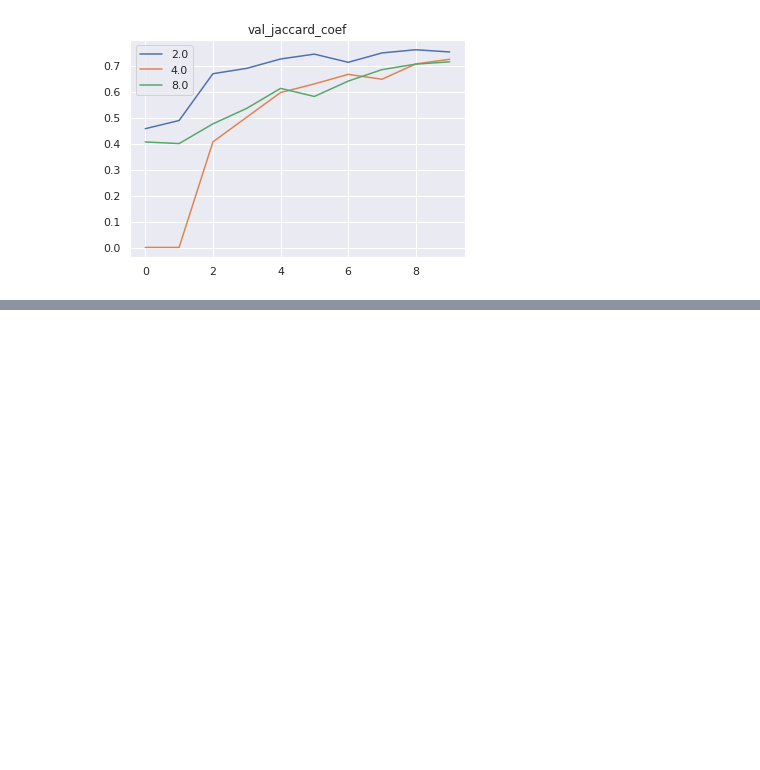
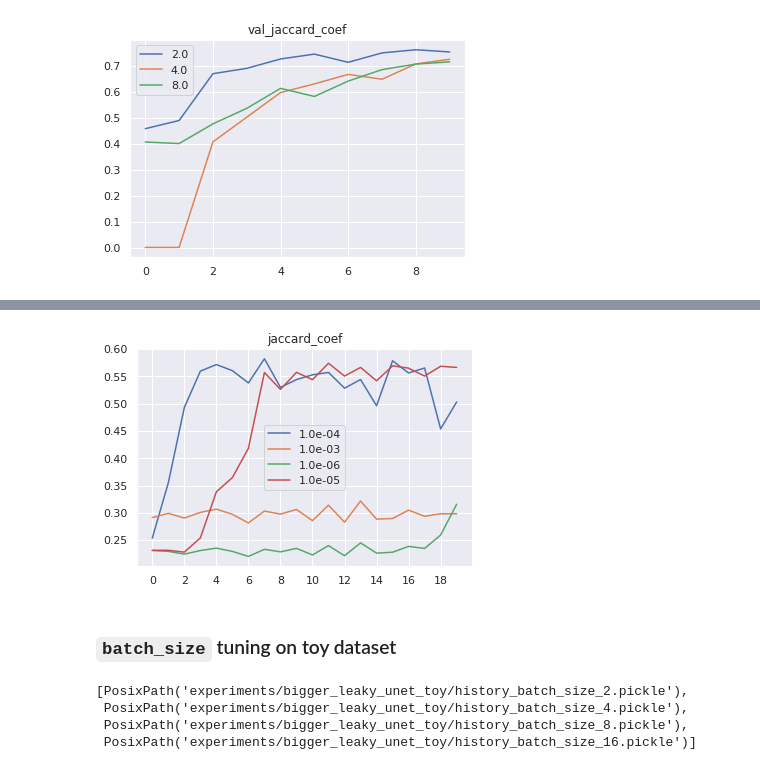
Before and after one commit to ilyarudyak/cs230_project_keras, a Jupyter notebook: skin_lesion/param_tuning.ipynb, the cells around one changed output, grey strips where cells are left out. Drawn from its saved outputs; the diff is of its cells as text; code cells hidden in the pictures; blank space fills up the shorter version.

Commit message:
done tuning on toy dataset

```diff
--- a/skin_lesion/param_tuning.ipynb
+++ b/skin_lesion/param_tuning.ipynb
@@ -115,0 +120,4 @@ utils.plot_metric_paths('val_jaccard_coef', histories_bs[:3])
+# %%
+dir_path = Path('experiments/bigger_leaky_unet_toy')
+# %%
+histories_lr_toy = list(dir_path.glob('history_learning_rate*'))
@@ -115,0 +131,6 @@ utils.plot_metric_paths('val_jaccard_coef', histories_bs[:3])
+# %%
+utils.plot_metric_paths('jaccard_coef', histories_lr_toy)
+# %% [output]
+[figure, added]
+# %% [markdown]
+### `batch_size` tuning on toy dataset
@@ -115,0 +141,7 @@ utils.plot_metric_paths('val_jaccard_coef', histories_bs[:3])
+# %%
+histories_bs_toy
+# %% [output]
+[PosixPath('experiments/bigger_leaky_unet_toy/history_batch_size_2.pickle'),
+ PosixPath('experiments/bigger_leaky_unet_toy/history_batch_size_4.pickle'),
+ PosixPath('experiments/bigger_leaky_unet_toy/history_batch_size_8.pickle'),
+ PosixPath('experiments/bigger_leaky_unet_toy/history_batch_size_16.pickle')]
```
Also changed, not shown: parts of 6 cells of this notebook, 11 other files.
